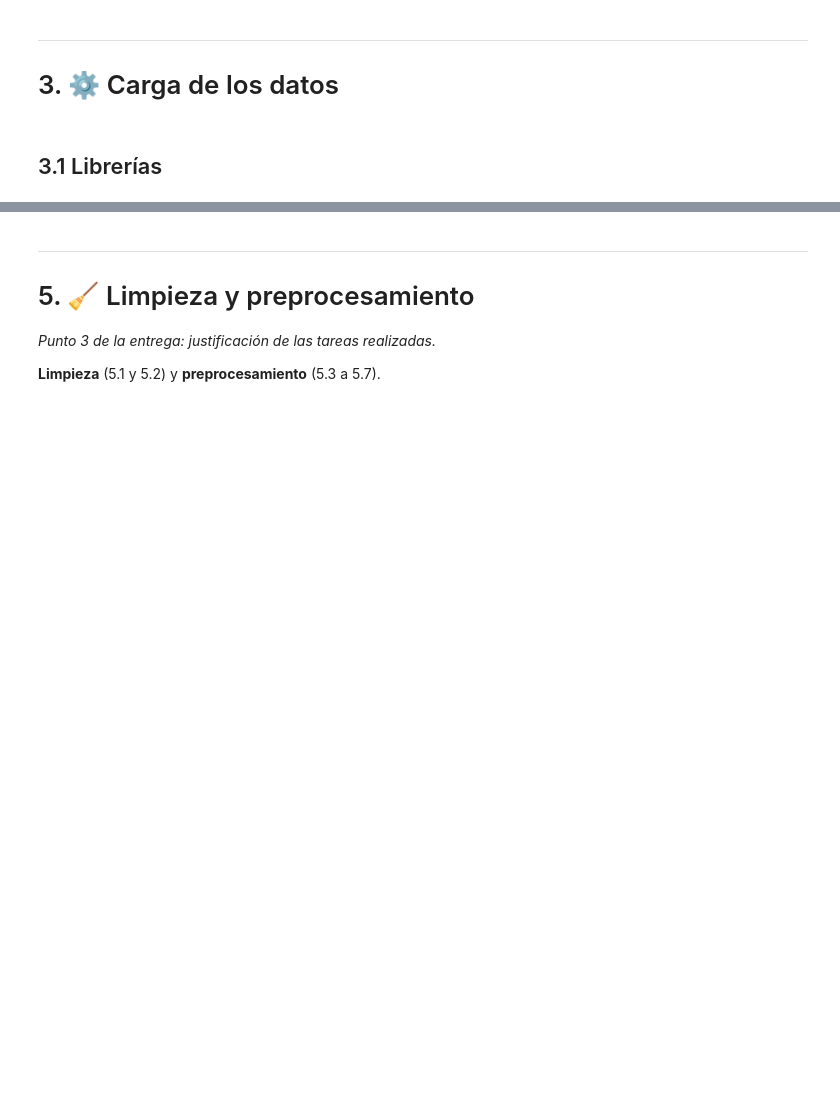
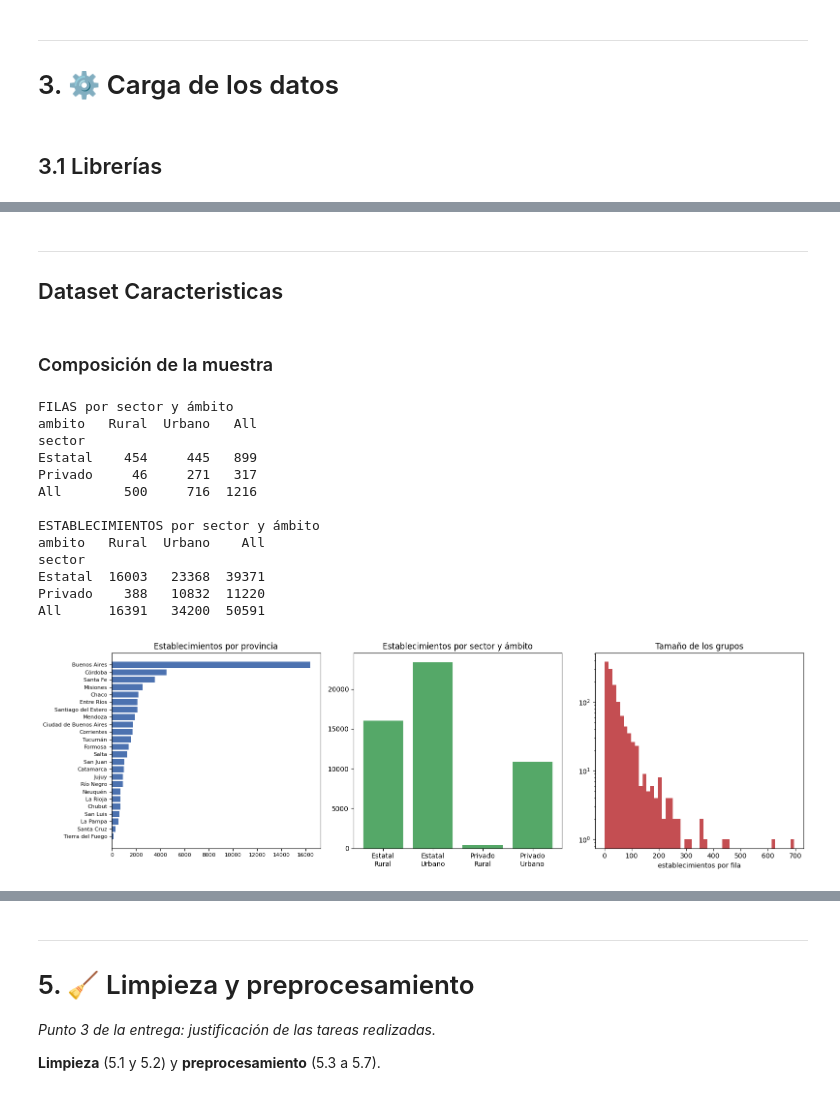
Before and after one commit to juanjosemfranchi-netizen/educacion_escolaridad, a Jupyter notebook: TRABAJO_APREN_AUTOMATICO_completo.ipynb, the cells around one changed output, grey strips where cells are left out. Cells and saved outputs as stored; diff of their text form; code cells hidden in the pictures; blank space fills up the shorter version.

```diff
--- a/TRABAJO_APREN_AUTOMATICO_completo.ipynb
+++ b/TRABAJO_APREN_AUTOMATICO_completo.ipynb
@@ -615,0 +407,20 @@ Privado Rural      2.56     4.56     8.68    17.97
+# %%
+resumen = []
+for nombre, d in [("Características", df_caracteristicas), ("Matrícula", df_matriculas), ("Trayectoria", df_trayectoria)]:
+    resumen.append({
+        "base": nombre,
+        "filas": d.shape[0],
+        "columnas": d.shape[1],
+        "clave_unica": not d.duplicated(IDS).any(),
+        "provincias": d.provincia.nunique(),
+        "departamentos": d.departamento.nunique(),
+    })
+print(pd.DataFrame(resumen).to_string(index=False))
+
+L = pd.to_numeric(
+    car["localizacion"].astype("string").str.strip(),
+    errors="coerce"
+)
+print(f"\nEstablecimientos representados : {L.sum():,.0f}")
+print(f"Por fila (grupo): mínimo {L.min():.0f} | mediana {L.median():.0f} | máximo {L.max():.0f}")
+print(f"Columnas de identificación: {len(IDS)}  |  de medición en Características: {car.shape[1]-len(IDS)}")
@@ -615,0 +463,49 @@ Privado Rural      2.56     4.56     8.68    17.97
+# %% [markdown]
+---
+## Dataset Caracteristicas
+# %% [markdown]
+### Composición de la muestra
+# %%
+import matplotlib.pyplot as plt
+
+base_eda = df_caracteristicas[IDS].apply(lambda s: s.str.strip()).copy()
+base_eda["establecimientos"] = L.values
+
+print("FILAS por sector y ámbito")
+print(pd.crosstab(base_eda.sector, base_eda.ambito, margins=True).to_string())
+print("\nESTABLECIMIENTOS por sector y ámbito")
+print(pd.crosstab(base_eda.sector, base_eda.ambito,
+                  values=base_eda.establecimientos, aggfunc="sum", margins=True).round(0).to_string())
+
+fig, ax = plt.subplots(1, 3, figsize=(16, 5))
+
+pv = base_eda.groupby("provincia").establecimientos.sum().sort_values()
+ax[0].barh(pv.index, pv.values, color="#4C72B0")
+ax[0].set_title("Establecimientos por provincia")
+ax[0].tick_params(labelsize=8)
+
+comp = base_eda.groupby(["sector", "ambito"]).establecimientos.sum()
+ax[1].bar([f"{s}\n{a}" for s, a in comp.index], comp.values, color="#55A868")
+ax[1].set_title("Establecimientos por sector y ámbito")
+
+ax[2].hist(base_eda.establecimientos, bins=50, color="#C44E52")
+ax[2].set_title("Tamaño de los grupos")
+ax[2].set_xlabel("establecimientos por fila")
+ax[2].set_yscale("log")
+
+plt.tight_layout(); plt.show()
+# %% [output]
+FILAS por sector y ámbito
+ambito   Rural  Urbano   All
+sector
+Estatal    454     445   899
+Privado     46     271   317
+All        500     716  1216
+
+ESTABLECIMIENTOS por sector y ámbito
+ambito   Rural  Urbano    All
+sector
+Estatal  16003   23368  39371
+Privado    388   10832  11220
+All      16391   34200  50591
+[figure, added]
```
Also changed, not shown: parts of 96 cells of this notebook, 4 other files.
